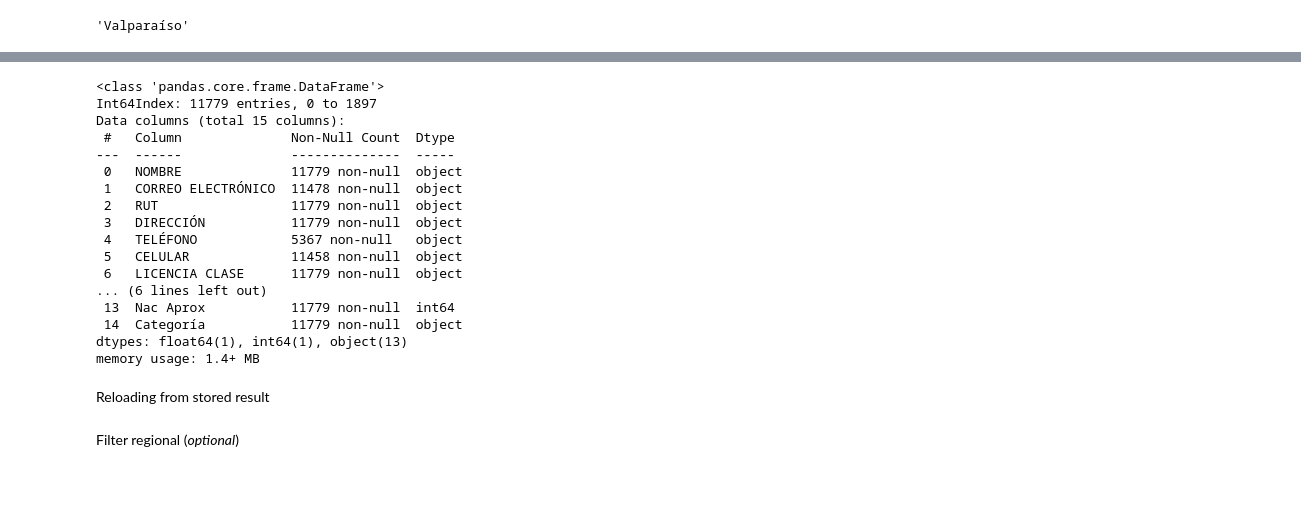
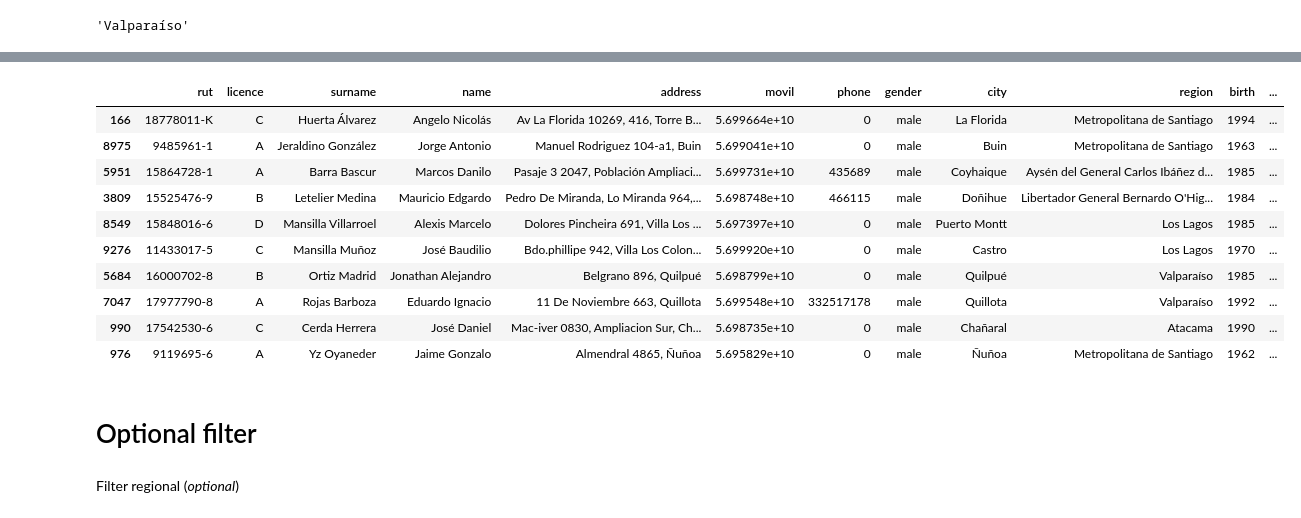
Before and after one commit to ccnmagnoo/colabs, a Jupyter notebook: sec_etl_professional.ipynb, the cells around one changed output, grey strips where cells are left out. Saved outputs shown, nothing was run; the diff lists cells and outputs as text; code cells hidden in the pictures; blank space fills up the shorter version.

```diff
--- a/sec_etl_professional.ipynb
+++ b/sec_etl_professional.ipynb
@@ -362,0 +351,6 @@ result
+# %%
+#content with Name Format
+for field in ['name','surname','address','city']:
+  result[field] = result[field].map(namecase)
+
+result.sample(10)
@@ -363,28 +369,26 @@ result
+# %%
+#remove unnecesary data
+result = result.drop(['NOMBRE','CORREO ELECTRÓNICO','DIRECCIÓN','CELULAR','TELÉFONO'],axis=1)
+# %%
+result = result.rename(columns ={'LICENCIA CLASE':'licence','RUT':'rut'})
+result.sample(10)
+# %% [output]
+|  | rut | licence | surname | name | address | movil | phone | gender | city | region | birth | ... |
+| 166 | 18778011-K | C | Huerta Álvarez | Angelo Nicolás | Av La Florida 10269, 416, Torre B... | 5.699664e+10 | 0 | male | La Florida | Metropolitana de Santiago | 1994 | ... |
+| 8975 | 9485961-1 | A | Jeraldino González | Jorge Antonio | Manuel Rodriguez 104-a1, Buin | 5.699041e+10 | 0 | male | Buin | Metropolitana de Santiago | 1963 | ... |
+| 5951 | 15864728-1 | A | Barra Bascur | Marcos Danilo | Pasaje 3 2047, Población Ampliaci... | 5.699731e+10 | 435689 | male | Coyhaique | Aysén del General Carlos Ibáñez d... | 1985 | ... |
+| 3809 | 15525476-9 | B | Letelier Medina | Mauricio Edgardo | Pedro De Miranda, Lo Miranda 964,... | 5.698748e+10 | 466115 | male | Doñihue | Libertador General Bernardo O'Hig... | 1984 | ... |
+| 8549 | 15848016-6 | D | Mansilla Villarroel | Alexis Marcelo | Dolores Pincheira 691, Villa Los ... | 5.697397e+10 | 0 | male | Puerto Montt | Los Lagos | 1985 | ... |
+| 9276 | 11433017-5 | C | Mansilla Muñoz | José Baudilio | Bdo.phillipe 942, Villa Los Colon... | 5.699920e+10 | 0 | male | Castro | Los Lagos | 1970 | ... |
+| 5684 | 16000702-8 | B | Ortiz Madrid | Jonathan Alejandro | Belgrano 896, Quilpué | 5.698799e+10 | 0 | male | Quilpué | Valparaíso | 1985 | ... |
+| 7047 | 17977790-8 | A | Rojas Barboza | Eduardo Ignacio | 11 De Noviembre 663, Quillota | 5.699548e+10 | 332517178 | male | Quillota | Valparaíso | 1992 | ... |
+| 990 | 17542530-6 | C | Cerda Herrera | José Daniel | Mac-iver 0830, Ampliacion Sur, Ch... | 5.698735e+10 | 0 | male | Chañaral | Atacama | 1990 | ... |
+| 976 | 9119695-6 | A | Yz Oyaneder | Jaime Gonzalo | Almendral 4865, Ñuñoa | 5.695829e+10 | 0 | male | Ñuñoa | Metropolitana de Santiago | 1962 | ... |
 # %%
 result_path = f'{PATH_GDRIVE}/sec_result.xlsx'
 result.to_excel(result_path)
-# %%
-result.info()
-# %% [output]
-<class 'pandas.core.frame.DataFrame'>
-Int64Index: 11779 entries, 0 to 1897
-Data columns (total 15 columns):
- #   Column              Non-Null Count  Dtype
----  ------              --------------  -----
- 0   NOMBRE              11779 non-null  object
- 1   CORREO ELECTRÓNICO  11478 non-null  object
- 2   RUT                 11779 non-null  object
- 3   DIRECCIÓN           11779 non-null  object
- 4   TELÉFONO            5367 non-null   object
- 5   CELULAR             11458 non-null  object
- 6   LICENCIA CLASE      11779 non-null  object
-... (6 lines left out)
- 13  Nac Aprox           11779 non-null  int64
- 14  Categoría           11779 non-null  object
-dtypes: float64(1), int64(1), object(13)
-memory usage: 1.4+ MB
-# %% [markdown]
-Reloading from stored result
+# %% [markdown]
+# Optional filter
 # %%
 reload_path = f'{PATH_GDRIVE}/sec_result.xlsx'
 reloaded = pd.read_excel(reload_path)
```
Also changed, not shown: parts of 21 cells of this notebook.
